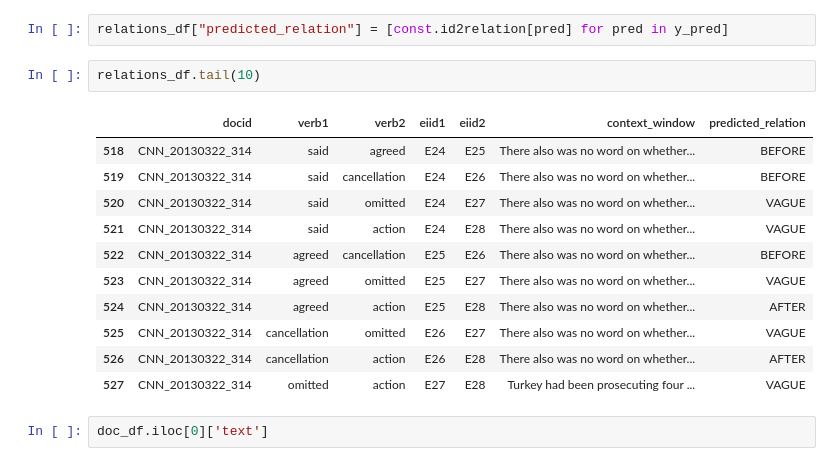
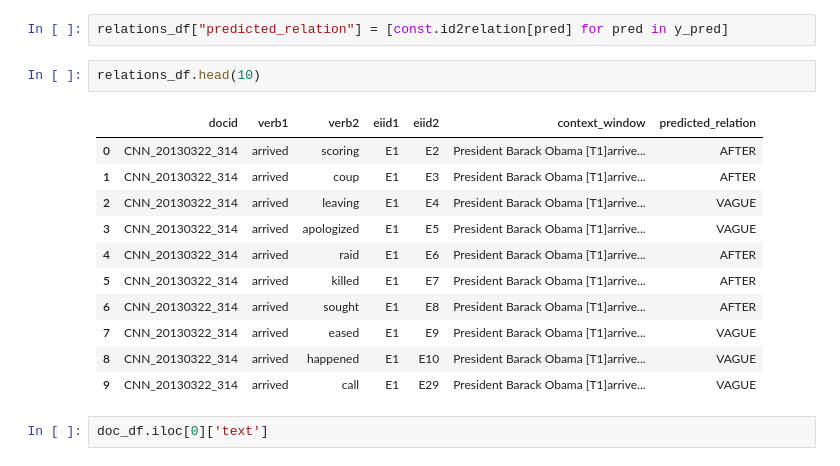
Before and after one commit to poznyakovskiy/event_extraction, a Jupyter notebook: relations_graph.ipynb, the cells around one changed output. Saved outputs shown, nothing was run; the diff lists cells and outputs as text.

```diff
--- a/relations_graph.ipynb
+++ b/relations_graph.ipynb
@@ -111,19 +120,19 @@ The new embeddings will be initialized from a multivariate normal distribution t
 # %%
 relations_df["predicted_relation"] = [const.id2relation[pred] for pred in y_pred]
 # %%
-relations_df.tail(10)
+relations_df.head(10)
 # %% [output]
 |  | docid | verb1 | verb2 | eiid1 | eiid2 | context_window | predicted_relation |
-| 518 | CNN_20130322_314 | said | agreed | E24 | E25 | There also was no word on whether... | BEFORE |
-| 519 | CNN_20130322_314 | said | cancellation | E24 | E26 | There also was no word on whether... | BEFORE |
-| 520 | CNN_20130322_314 | said | omitted | E24 | E27 | There also was no word on whether... | VAGUE |
-| 521 | CNN_20130322_314 | said | action | E24 | E28 | There also was no word on whether... | VAGUE |
-| 522 | CNN_20130322_314 | agreed | cancellation | E25 | E26 | There also was no word on whether... | BEFORE |
-| 523 | CNN_20130322_314 | agreed | omitted | E25 | E27 | There also was no word on whether... | VAGUE |
-| 524 | CNN_20130322_314 | agreed | action | E25 | E28 | There also was no word on whether... | AFTER |
-| 525 | CNN_20130322_314 | cancellation | omitted | E26 | E27 | There also was no word on whether... | VAGUE |
-| 526 | CNN_20130322_314 | cancellation | action | E26 | E28 | There also was no word on whether... | AFTER |
-| 527 | CNN_20130322_314 | omitted | action | E27 | E28 | Turkey had been prosecuting four ... | VAGUE |
+| 0 | CNN_20130322_314 | arrived | scoring | E1 | E2 | President Barack Obama [T1]arrive... | AFTER |
+| 1 | CNN_20130322_314 | arrived | coup | E1 | E3 | President Barack Obama [T1]arrive... | AFTER |
+| 2 | CNN_20130322_314 | arrived | leaving | E1 | E4 | President Barack Obama [T1]arrive... | VAGUE |
+| 3 | CNN_20130322_314 | arrived | apologized | E1 | E5 | President Barack Obama [T1]arrive... | VAGUE |
+| 4 | CNN_20130322_314 | arrived | raid | E1 | E6 | President Barack Obama [T1]arrive... | AFTER |
+| 5 | CNN_20130322_314 | arrived | killed | E1 | E7 | President Barack Obama [T1]arrive... | AFTER |
+| 6 | CNN_20130322_314 | arrived | sought | E1 | E8 | President Barack Obama [T1]arrive... | AFTER |
+| 7 | CNN_20130322_314 | arrived | eased | E1 | E9 | President Barack Obama [T1]arrive... | VAGUE |
+| 8 | CNN_20130322_314 | arrived | happened | E1 | E10 | President Barack Obama [T1]arrive... | VAGUE |
+| 9 | CNN_20130322_314 | arrived | call | E1 | E29 | President Barack Obama [T1]arrive... | VAGUE |
 # %%
 doc_df.iloc[0]['text']
 # %% [output]
```
Also changed, not shown: parts of 3 cells of this notebook, 2 other files.
